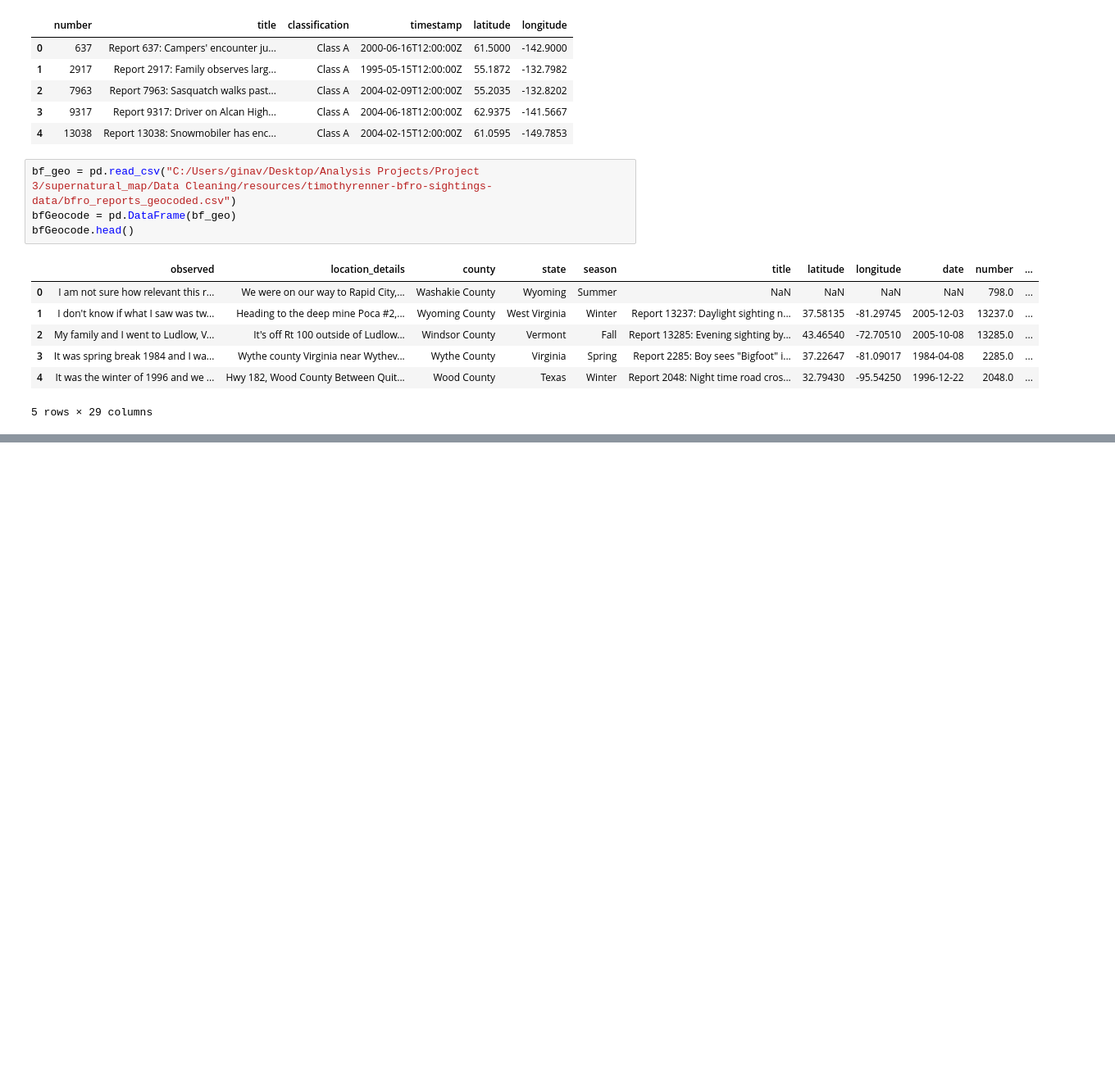
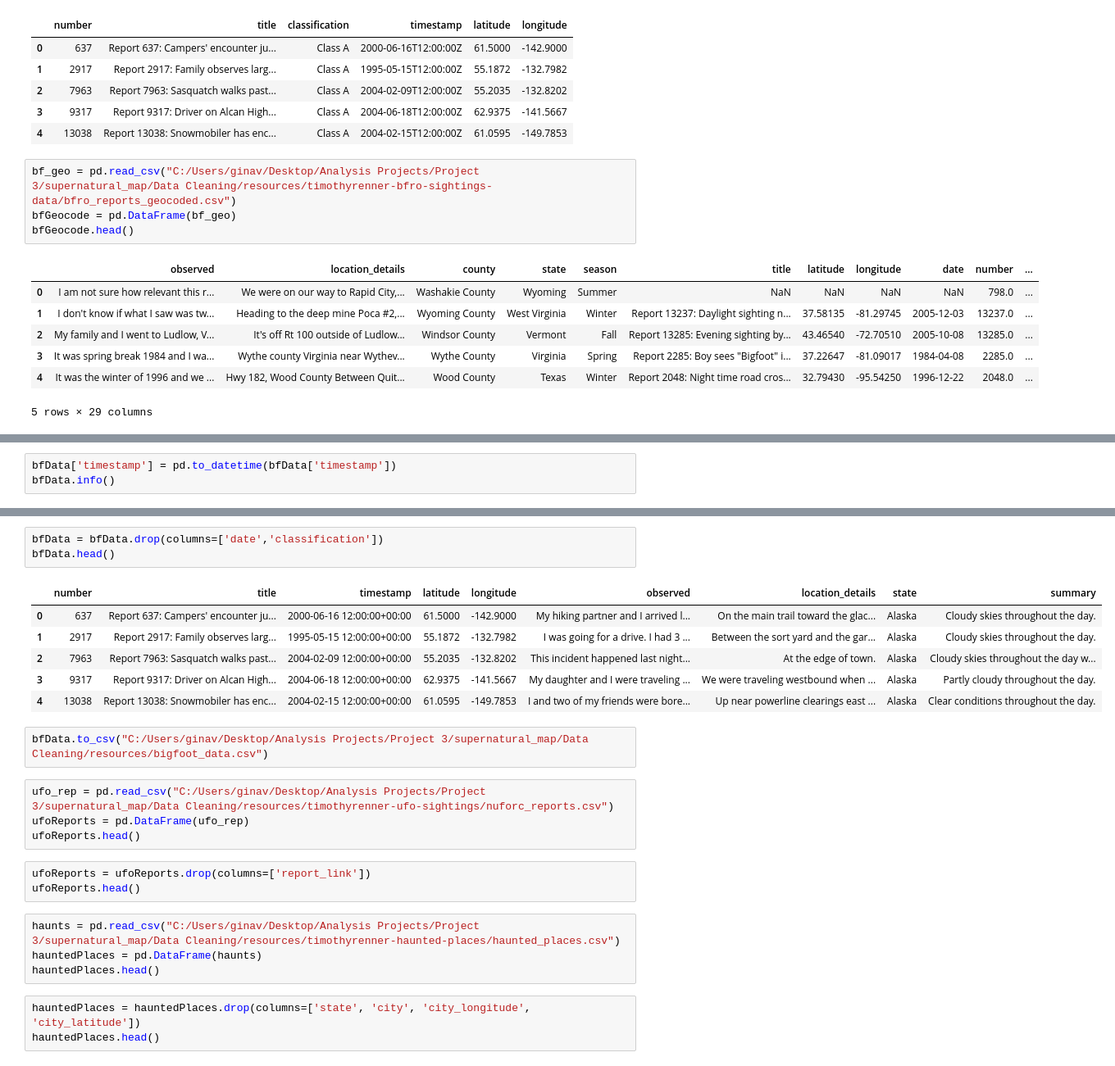
Before and after one commit to Morgen-Henry/supernatural_map, a Jupyter notebook: Data Cleaning/datacleaning.ipynb, the cells around one changed output, grey strips where cells are left out. Shown: that part at 82% size. Drawn from its saved outputs; the diff is of its cells as text; blank space fills up the shorter version.

```diff
--- a/Data Cleaning/datacleaning.ipynb
+++ b/Data Cleaning/datacleaning.ipynb
@@ -26,0 +82,3 @@ bfGeocode.head()
+# %%
+bfData['timestamp'] = pd.to_datetime(bfData['timestamp'])
+bfData.info()
@@ -26,0 +104,26 @@ bfGeocode.head()
+# %%
+bfData = bfData.drop(columns=['date','classification'])
+bfData.head()
+# %% [output]
+|  | number | title | timestamp | latitude | longitude | observed | location_details | state | summary |
+| 0 | 637 | Report 637: Campers' encounter ju... | 2000-06-16 12:00:00+00:00 | 61.5000 | -142.9000 | My hiking partner and I arrived l... | On the main trail toward the glac... | Alaska | Cloudy skies throughout the day. |
+| 1 | 2917 | Report 2917: Family observes larg... | 1995-05-15 12:00:00+00:00 | 55.1872 | -132.7982 | I was going for a drive. I had 3 ... | Between the sort yard and the gar... | Alaska | Cloudy skies throughout the day. |
+| 2 | 7963 | Report 7963: Sasquatch walks past... | 2004-02-09 12:00:00+00:00 | 55.2035 | -132.8202 | This incident happened last night... | At the edge of town. | Alaska | Cloudy skies throughout the day w... |
+| 3 | 9317 | Report 9317: Driver on Alcan High... | 2004-06-18 12:00:00+00:00 | 62.9375 | -141.5667 | My daughter and I were traveling ... | We were traveling westbound when ... | Alaska | Partly cloudy throughout the day. |
+| 4 | 13038 | Report 13038: Snowmobiler has enc... | 2004-02-15 12:00:00+00:00 | 61.0595 | -149.7853 | I and two of my friends were bore... | Up near powerline clearings east ... | Alaska | Clear conditions throughout the day. |
+# %%
+bfData.to_csv("C:/Users/ginav/Desktop/Analysis Projects/Project 3/supernatural_map/Data Cleaning/resources/bigfoot_data.csv")
+# %%
+ufo_rep = pd.read_csv("C:/Users/ginav/Desktop/Analysis Projects/Project 3/supernatural_map/Data Cleaning/resources/timothyrenner-ufo-sightings/nuforc_reports.csv")
+ufoReports = pd.DataFrame(ufo_rep)
+ufoReports.head()
+# %%
+ufoReports = ufoReports.drop(columns=['report_link'])
+ufoReports.head()
+# %%
+haunts = pd.read_csv("C:/Users/ginav/Desktop/Analysis Projects/Project 3/supernatural_map/Data Cleaning/resources/timothyrenner-haunted-places/haunted_places.csv")
+hauntedPlaces = pd.DataFrame(haunts)
+hauntedPlaces.head()
+# %%
+hauntedPlaces = hauntedPlaces.drop(columns=['state', 'city', 'city_longitude', 'city_latitude'])
+hauntedPlaces.head()
```
Also changed, not shown: parts of 6 cells of this notebook, 1 other file.
